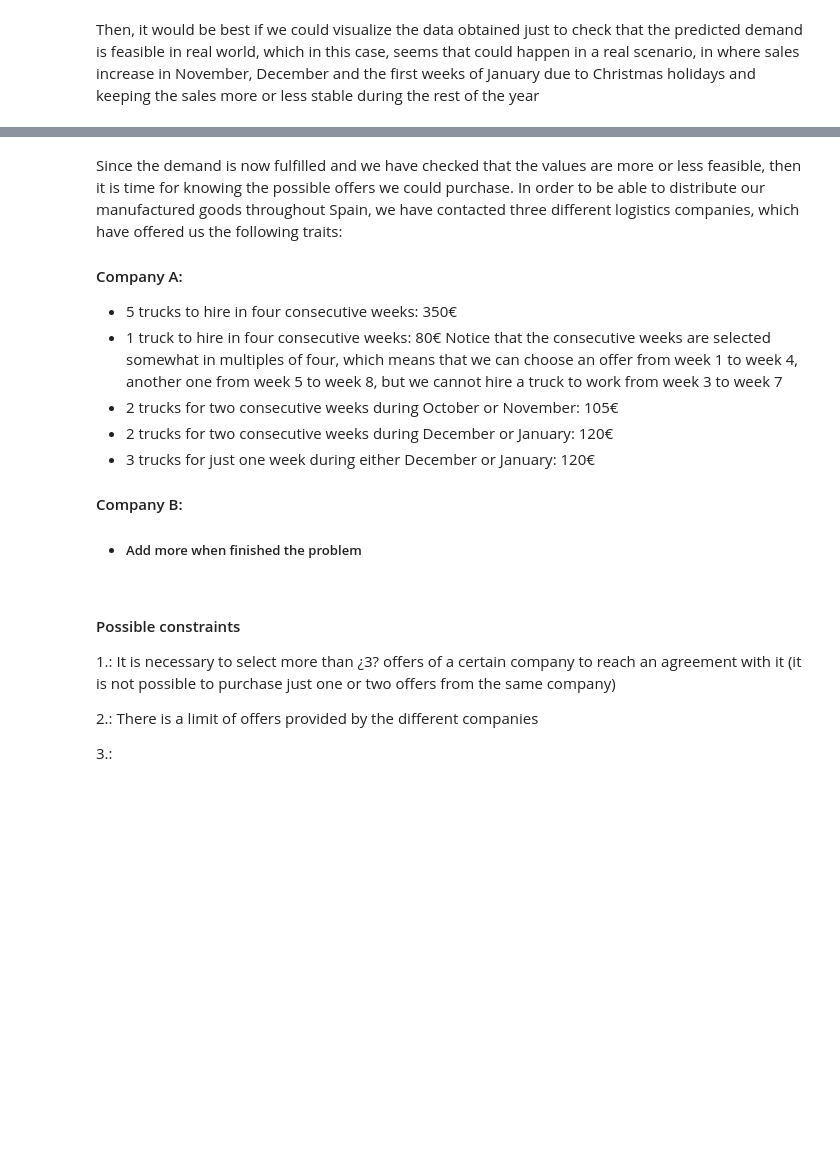
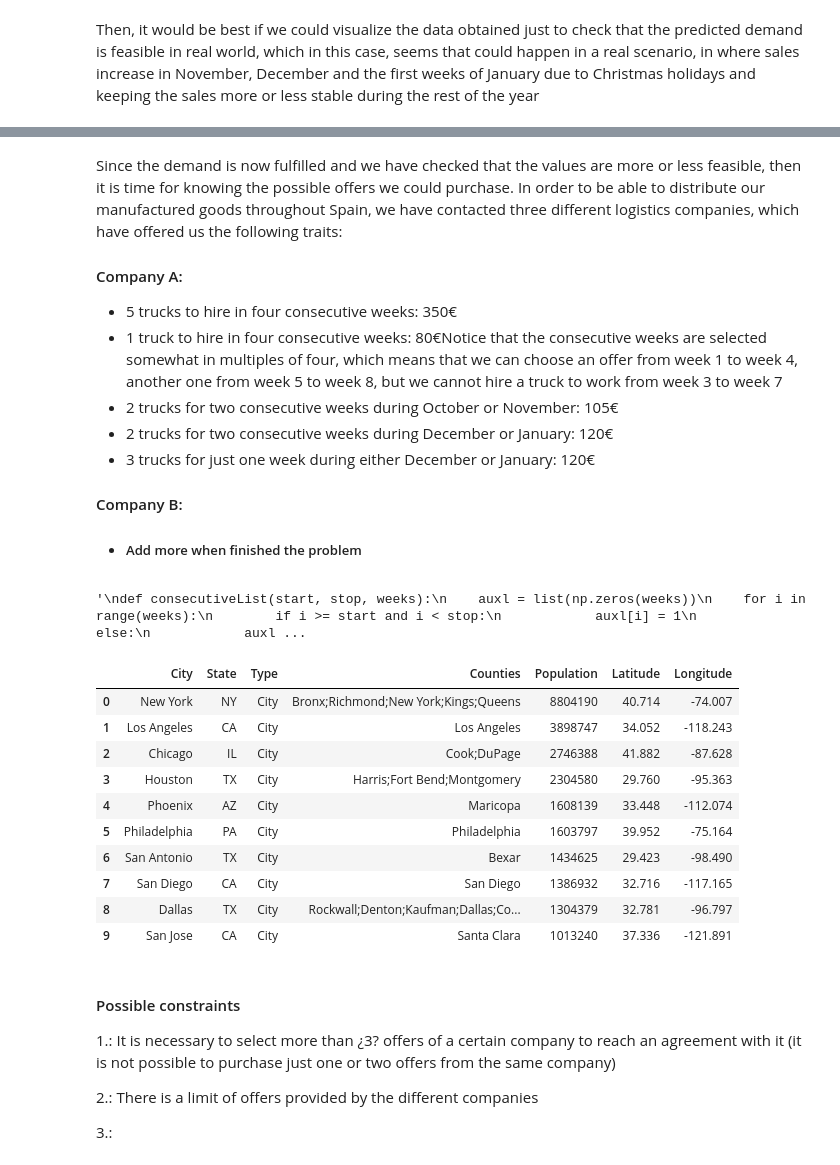
Before and after one commit to filipponardi17/Logistics-Optimization-System, a Jupyter notebook: First_Homework.ipynb, the cells around one changed output, grey strips where cells are left out. Drawn from its saved outputs; the diff is of its cells as text; code cells hidden in the pictures; blank space fills up the shorter version.

```diff
--- a/First_Homework.ipynb
+++ b/First_Homework.ipynb
@@ -69,8 +72,7 @@ Since the demand is now fulfilled and we have checked that the values are more o
 
 #### Company A:
 - 5 trucks to hire in four consecutive weeks: 350€
-- 1 truck to hire in four consecutive weeks: 80€
-Notice that the consecutive weeks are selected somewhat in multiples of four, which means that we can choose an offer from week 1 to week 4, another one from week 5 to week 8, but we cannot hire a truck to work from week 3 to week 7
+- 1 truck to hire in four consecutive weeks: 80€</br>Notice that the consecutive weeks are selected somewhat in multiples of four, which means that we can choose an offer from week 1 to week 4, another one from week 5 to week 8, but we cannot hire a truck to work from week 3 to week 7
 - 2 trucks for two consecutive weeks during October or November: 105€
 - 2 trucks for two consecutive weeks during December or January: 120€
 - 3 trucks for just one week during either December or January: 120€
@@ -88,9 +90,30 @@ def consecutiveList(start, stop, weeks):
             auxl[i] = int(auxl[i])
     return auxl
 #print(consecutiveList(3, 6, 9))
-"""
+
 
 A = []
 for _ in range(weeks):
     A.append(list(np.zeros(weeks)))
 print(A)
+"""
+# %% [output]
+'\ndef consecutiveList(start, stop, weeks):\n    auxl = list(np.zeros(weeks))\n    for i in range(weeks):\n        if i >= start and i < stop:\n            auxl[i] = 1\n        else:\n            auxl ...
+# %%
+df = pd.read_csv("us2021census.csv")
+df["Longitude"] = df["Longitude"].apply(lambda x: float(x))
+df["Latitude"] = df["Latitude"].apply(lambda x: float(x))
+df_sorted = df.sort_values(by = "Population", ascending = False)
+df_sorted.head(10)
+# %% [output]
+|  | City | State | Type | Counties | Population | Latitude | Longitude |
+| 0 | New York | NY | City | Bronx;Richmond;New York;Kings;Queens | 8804190 | 40.714 | -74.007 |
+| 1 | Los Angeles | CA | City | Los Angeles | 3898747 | 34.052 | -118.243 |
+| 2 | Chicago | IL | City | Cook;DuPage | 2746388 | 41.882 | -87.628 |
+| 3 | Houston | TX | City | Harris;Fort Bend;Montgomery | 2304580 | 29.760 | -95.363 |
+| 4 | Phoenix | AZ | City | Maricopa | 1608139 | 33.448 | -112.074 |
+| 5 | Philadelphia | PA | City | Philadelphia | 1603797 | 39.952 | -75.164 |
+| 6 | San Antonio | TX | City | Bexar | 1434625 | 29.423 | -98.490 |
+| 7 | San Diego | CA | City | San Diego | 1386932 | 32.716 | -117.165 |
+| 8 | Dallas | TX | City | Rockwall;Denton;Kaufman;Dallas;Co... | 1304379 | 32.781 | -96.797 |
+| 9 | San Jose | CA | City | Santa Clara | 1013240 | 37.336 | -121.891 |
```
Also changed, not shown: parts of 3 cells of this notebook.
